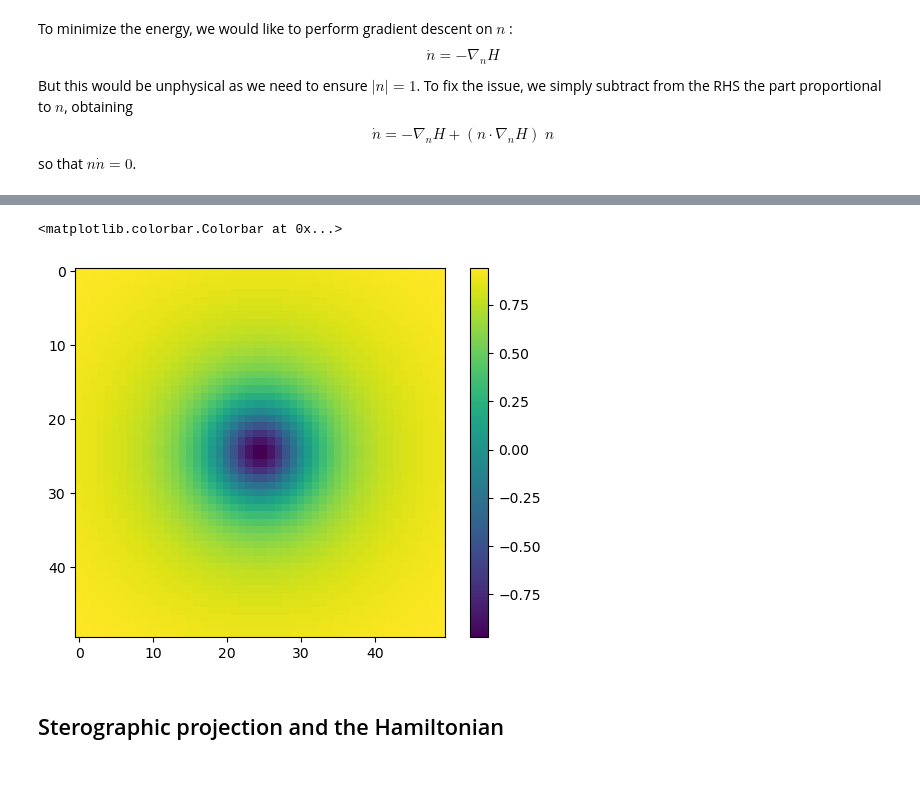
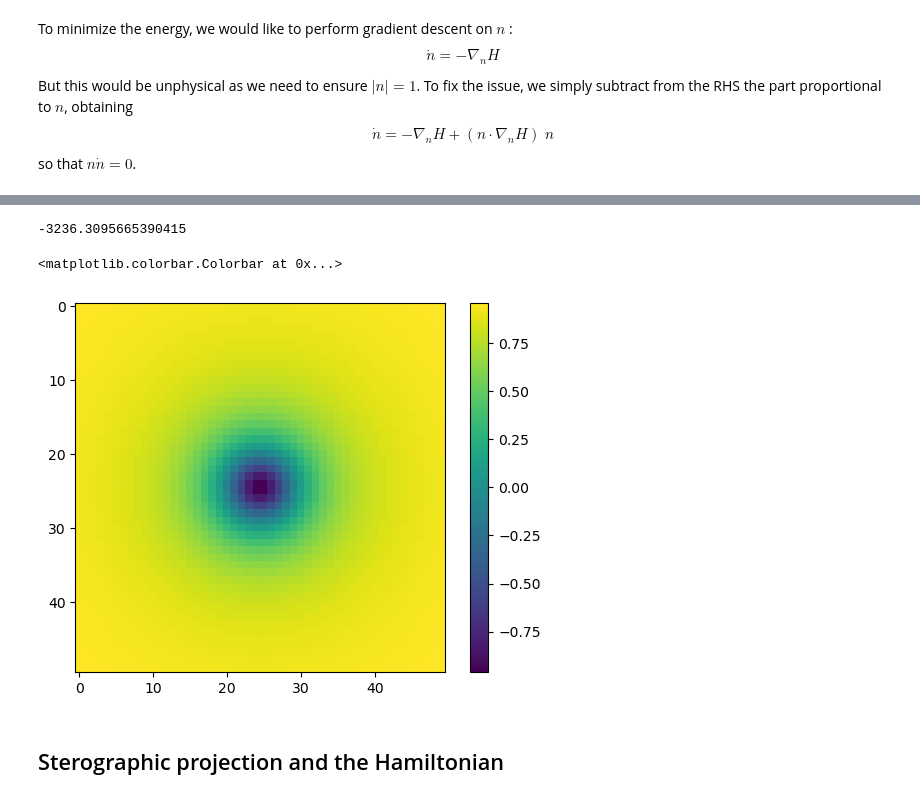
Before and after one commit to jan-chelmecki/skyrmion-tunnelling, a Jupyter notebook: instanton.ipynb, the cells around one changed output, grey strips where cells are left out. Drawn from its saved outputs; the diff is of its cells as text; code cells hidden in the pictures.

```diff
--- a/instanton.ipynb
+++ b/instanton.ipynb
@@ -70,10 +70,10 @@ H_vect(n,1.0, -0.2, 0.0, 0.0)
 # %% [output]
 -3977.1458787402516
 # %%
-J1 = 1.0; J2 = -0.25; J3 = -0.10; B = -0.005
+J1 = 1.0; J2 = -0.25; J3 = -0.10; B = -0.006
 nx = 50; ny =50
 
-b_vals = np.linspace(1.0,5,10)
+b_vals = np.linspace(1.0,5,12)
 H_vals = []
 for b in b_vals:
     n = skyrmion_ansatz(b, nx, ny)
@@ -157,9 +162,13 @@ plt.plot(H_vals)
+# %%
+H_vals[-1]
+# %% [output]
+-3236.3095665390415
 # %%
-plt.imshow(n_init[2,:,:])
+plt.imshow(n[2,:,:])
 plt.colorbar()
 # %% [output]
 <matplotlib.colorbar.Colorbar at 0x...>
-[figure, old version]
+[figure, new version]
 # %% [markdown]
 ## Sterographic projection and the Hamiltonian
 # %% [markdown]
```
Also changed, not shown: parts of 9 cells of this notebook.
